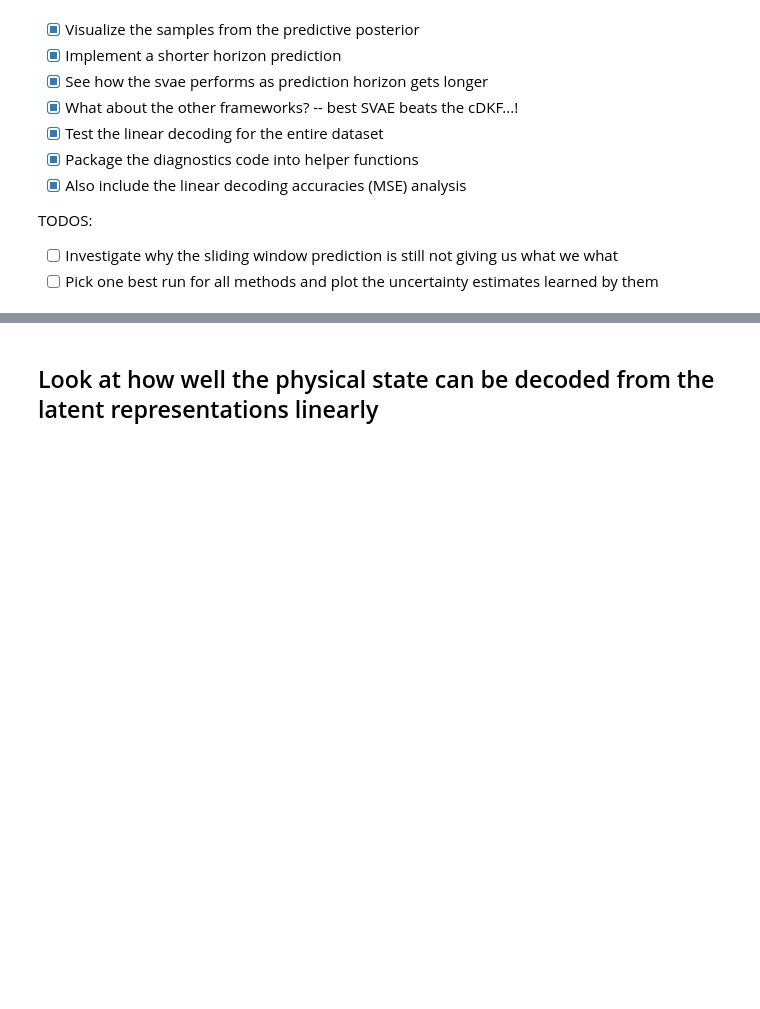
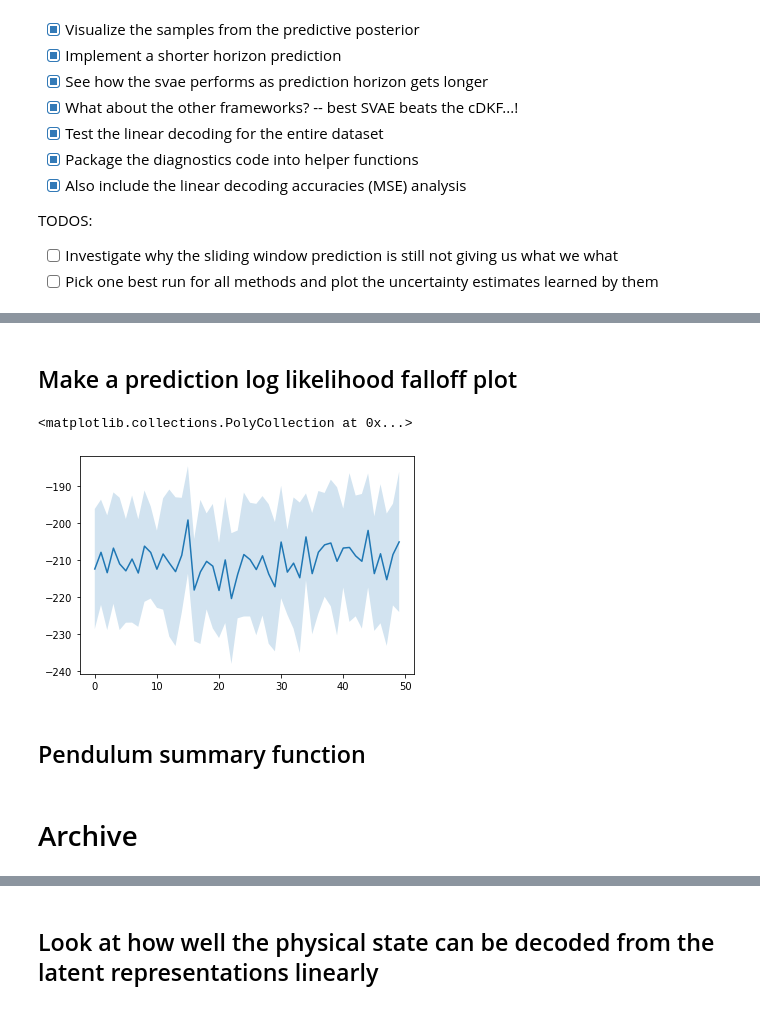
Before and after one commit to matthew9671/MattLab, a Jupyter notebook: Revisiting_SVAE_Refactor.ipynb, the cells around one changed output, grey strips where cells are left out. Saved outputs shown, nothing was run; the diff lists cells and outputs as text; code cells hidden in the pictures; blank space fills up the shorter version.

```diff
--- a/Revisiting_SVAE_Refactor.ipynb
+++ b/Revisiting_SVAE_Refactor.ipynb
@@ -4787,0 +4905,2 @@ def evaluate_run(project_path, run_name, key=None):
+# %% [markdown]
+## Make a prediction log likelihood falloff plot
@@ -4787,0 +4909,13 @@ def evaluate_run(project_path, run_name, key=None):
+# %%
+pred_ll = result["prediction_lls"]
+# %%
+i = 3
+mu = np.mean(pred_ll, axis=0)
+std = np.std(pred_ll, axis=0)
+plt.plot(mu)
+plt.fill_between(np.arange(mu.shape[0]), mu+std, mu-std, alpha=.2)
+# %% [output]
+<matplotlib.collections.PolyCollection at 0x...>
+[figure, added]
+# %% [markdown]
+## Pendulum summary function
@@ -4788,3 +4934,5 @@ def evaluate_run(project_path, run_name, key=None):
+# %% [markdown]
+# Archive
 # %%
 # result = evaluate_run(project_path, "cdt4gir1", key)
 # %%
```
Also changed, not shown: parts of 24 cells of this notebook.
